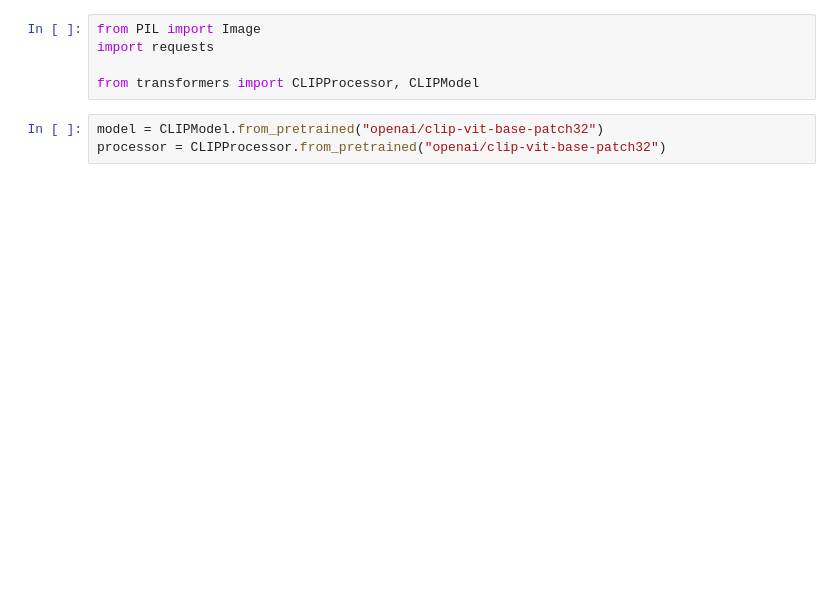
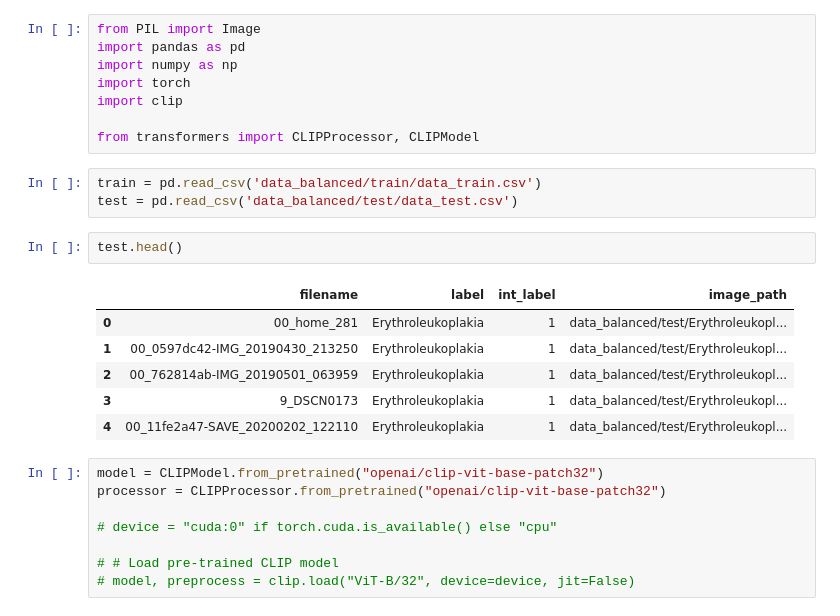
Before and after one commit to HanishDhanwalkar/lesion-classification, a Jupyter notebook: CLIP/zeroshot.ipynb, the cells around one changed output. Saved outputs shown, nothing was run; the diff lists cells and outputs as text; blank space fills up the shorter version.

```diff
--- a/CLIP/zeroshot.ipynb
+++ b/CLIP/zeroshot.ipynb
@@ -1,8 +1,28 @@
 # %%
 from PIL import Image
-import requests
+import pandas as pd
+import numpy as np
+import torch
+import clip
 
 from transformers import CLIPProcessor, CLIPModel
+# %%
+train = pd.read_csv('data_balanced/train/data_train.csv')
+test = pd.read_csv('data_balanced/test/data_test.csv')
+# %%
+test.head()
+# %% [output]
+|  | filename | label | int_label | image_path |
+| 0 | 00_home_281 | Erythroleukoplakia | 1 | data_balanced/test/Erythroleukopl... |
+| 1 | 00_0597dc42-IMG_20190430_213250 | Erythroleukoplakia | 1 | data_balanced/test/Erythroleukopl... |
+| 2 | 00_762814ab-IMG_20190501_063959 | Erythroleukoplakia | 1 | data_balanced/test/Erythroleukopl... |
+| 3 | 9_DSCN0173 | Erythroleukoplakia | 1 | data_balanced/test/Erythroleukopl... |
+| 4 | 00_11fe2a47-SAVE_20200202_122110 | Erythroleukoplakia | 1 | data_balanced/test/Erythroleukopl... |
 # %%
 model = CLIPModel.from_pretrained("openai/clip-vit-base-patch32")
 processor = CLIPProcessor.from_pretrained("openai/clip-vit-base-patch32")
+
+# device = "cuda:0" if torch.cuda.is_available() else "cpu"
+
+# # Load pre-trained CLIP model
+# model, preprocess = clip.load("ViT-B/32", device=device, jit=False)
```
Also changed, not shown: parts of 10 cells of this notebook, 4 other files.
